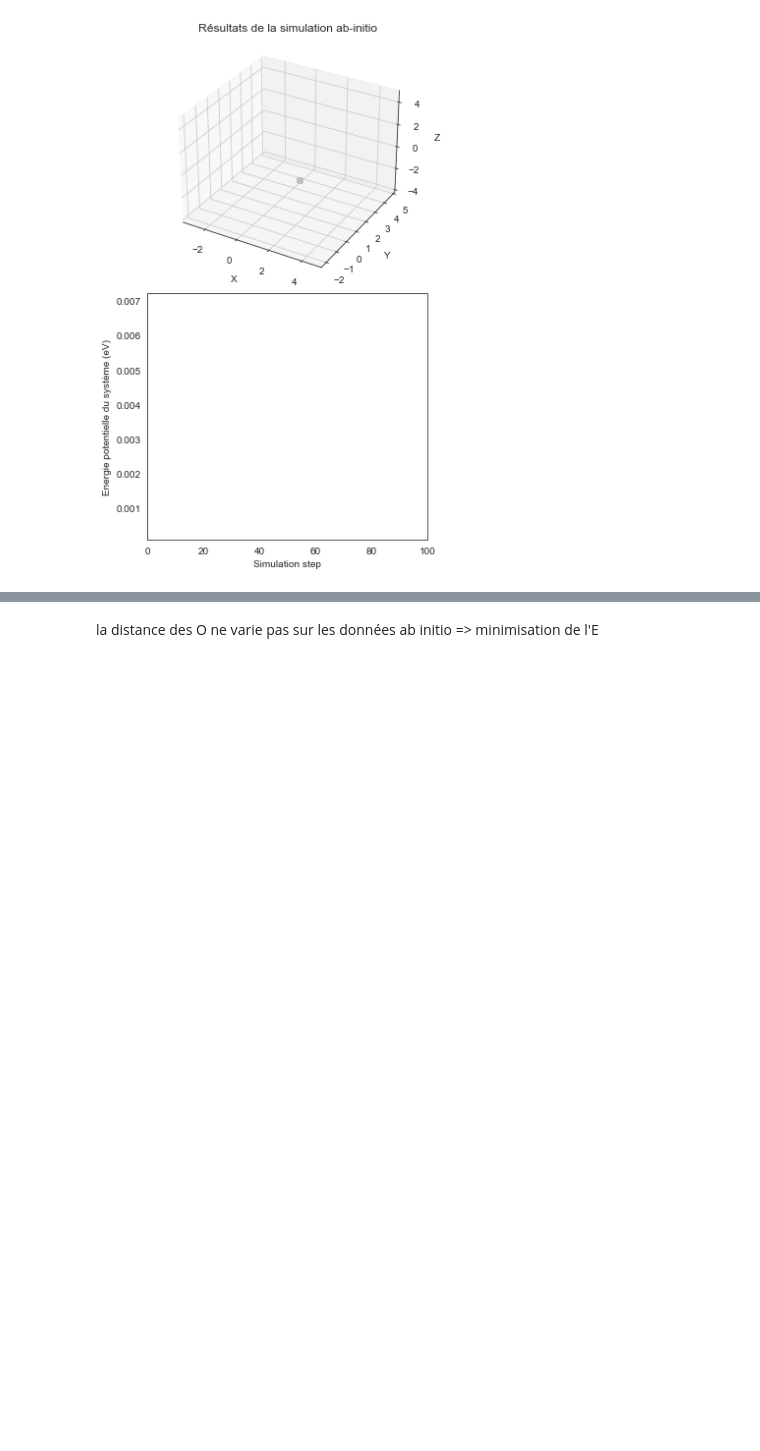
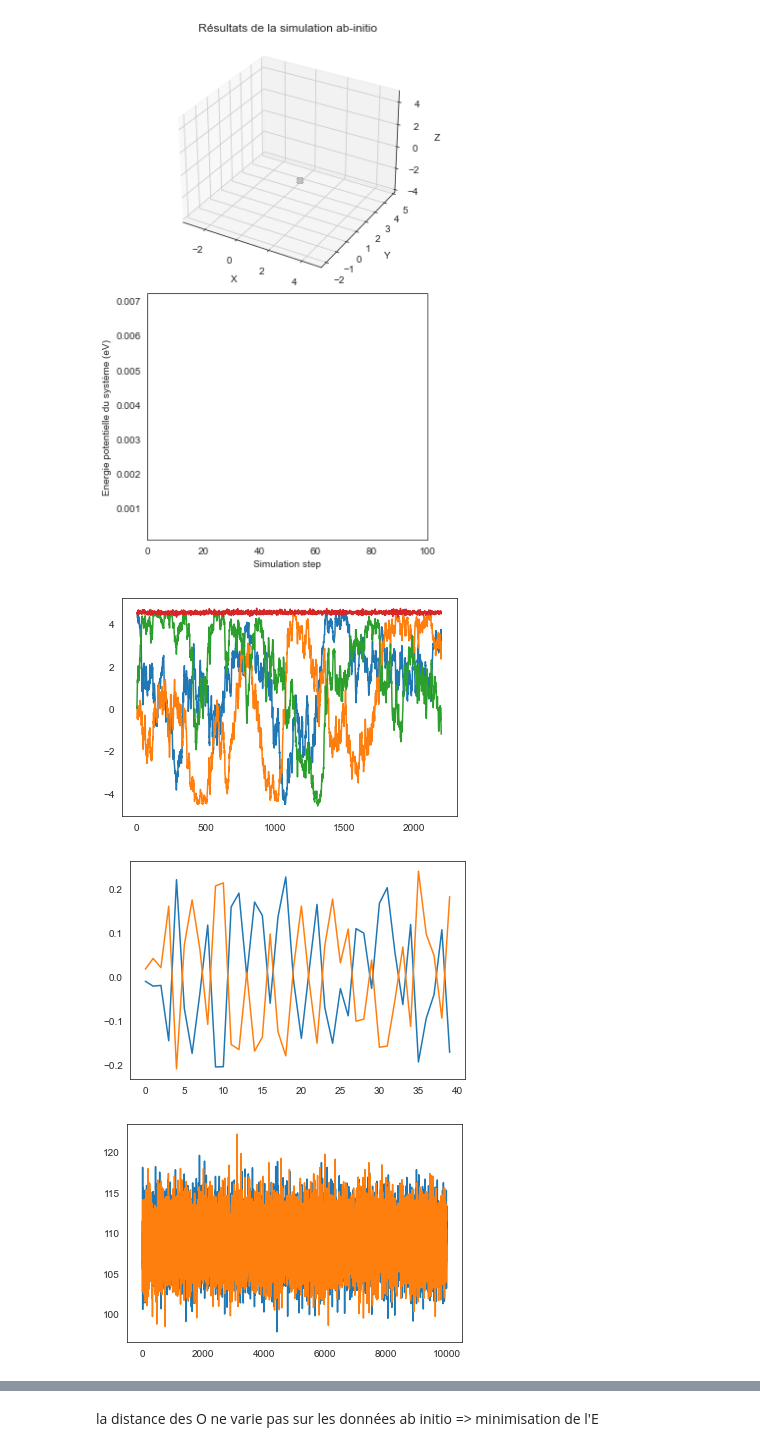
Before and after one commit to LoanRenaud/zundel, a Jupyter notebook: Zundel_Ion.ipynb, the cells around one changed output, grey strips where cells are left out. Drawn from its saved outputs; the diff is of its cells as text; code cells hidden in the pictures; blank space fills up the shorter version.

Commit message:
visualisation et exploration statistique

```diff
--- a/Zundel_Ion.ipynb
+++ b/Zundel_Ion.ipynb
@@ -162,41 +162,60 @@ plt.show()
 # %% [output]
 [figure]
 # %%
-O1=dataset[:,0]
-O2=dataset[:,1]
-H=dataset[:,2]
+import vg
+
+O1=dataset[:,0,1:4]
+O2=dataset[:,1,1:4]
+H=dataset[:,2,1:4]
+H11=dataset[:,5,1:4]
+H12=dataset[:,6,1:4]
+H21=dataset[:,3,1:4]
+H22=dataset[:,4,1:4]
 
 O2_O1=O1-O2
 O2_H=H-O2
 O1_H=H-O1
-H_ref=O2_O1@O1_H.T/dO_O
-
-dO_O=np.sqrt(O2_O1[:,1]**2+O2_O1[:,2]**2+O2_O1[:,3]**2)
-dO1_H=np.sqrt(O1_H[:,1]**2+O1_H[:,2]**2+O1_H[:,3]**2)
-dO2_H=np.sqrt(O2_H[:,1]**2+O2_H[:,2]**2+O2_H[:,3]**2)
+O1_H11=H11-O1
+O1_H12=H12-O1
+O2_H21=H21-O2
+O2_H22=H22-O2
 
 
-val_visu=2000
+dO_O=np.linalg.norm(O2_O1,axis=1)
+dO1_H=np.linalg.norm(O1_H,axis=1)
+dO2_H=np.linalg.norm(O2_H,axis=1)
+
+val_visu=2200
 range_tab=np.arange(val_visu)
+plt.plot(range_tab,O2_O1[:val_visu,0])
+# plt.show()
 plt.plot(range_tab,O2_O1[:val_visu,1])
 # plt.show()
 plt.plot(range_tab,O2_O1[:val_visu,2])
-# plt.show()
-plt.plot(range_tab,O2_O1[:val_visu,3])
 # plt.show()
 
 
 plt.plot(range_tab,dO_O[:val_visu])
 
 
 plt.show()
 val_visu=40
 range_tab=np.arange(val_visu)
 plt.plot(range_tab,dO1_H[:val_visu]-dO_O[:val_visu]/2)
 plt.plot(range_tab,dO2_H[:val_visu]-dO_O[:val_visu]/2)
 # plt.plot(range_tab,dO_O[:val_visu]/2)
 
 
 
-H_ref_norm
 plt.show()
+H22_O2_H21 = vg.angle(O2_H21,O2_H22)
+H21_O1_H11 = vg.angle(O1_H11,O1_H12)
+vg.angle(O2_H21,O2_H22)
+plt.plot(H22_O2_H21)
+plt.plot(H21_O1_H11)
+
+plt.show()
+# %% [output]
+[figure, added]
+[figure, added]
+[figure, added]
```
Also changed, not shown: parts of 2 cells of this notebook.
